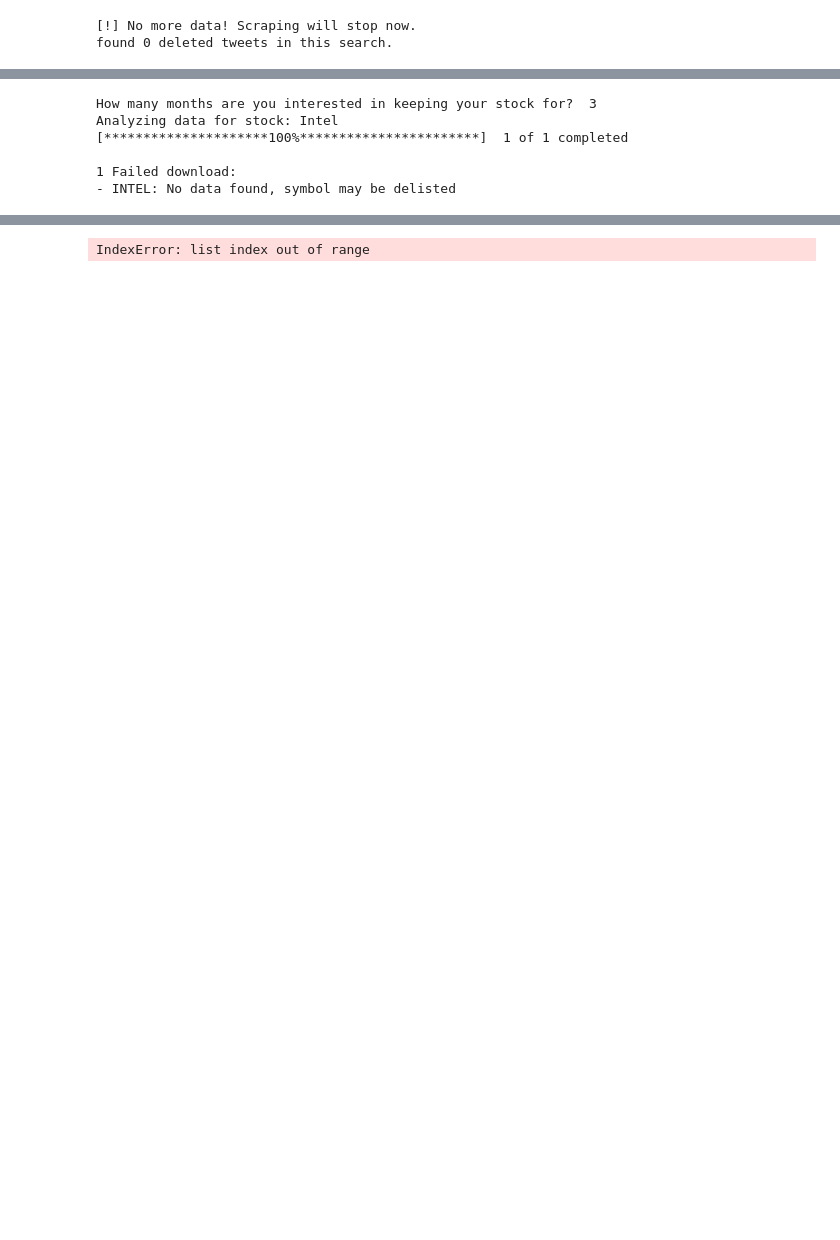
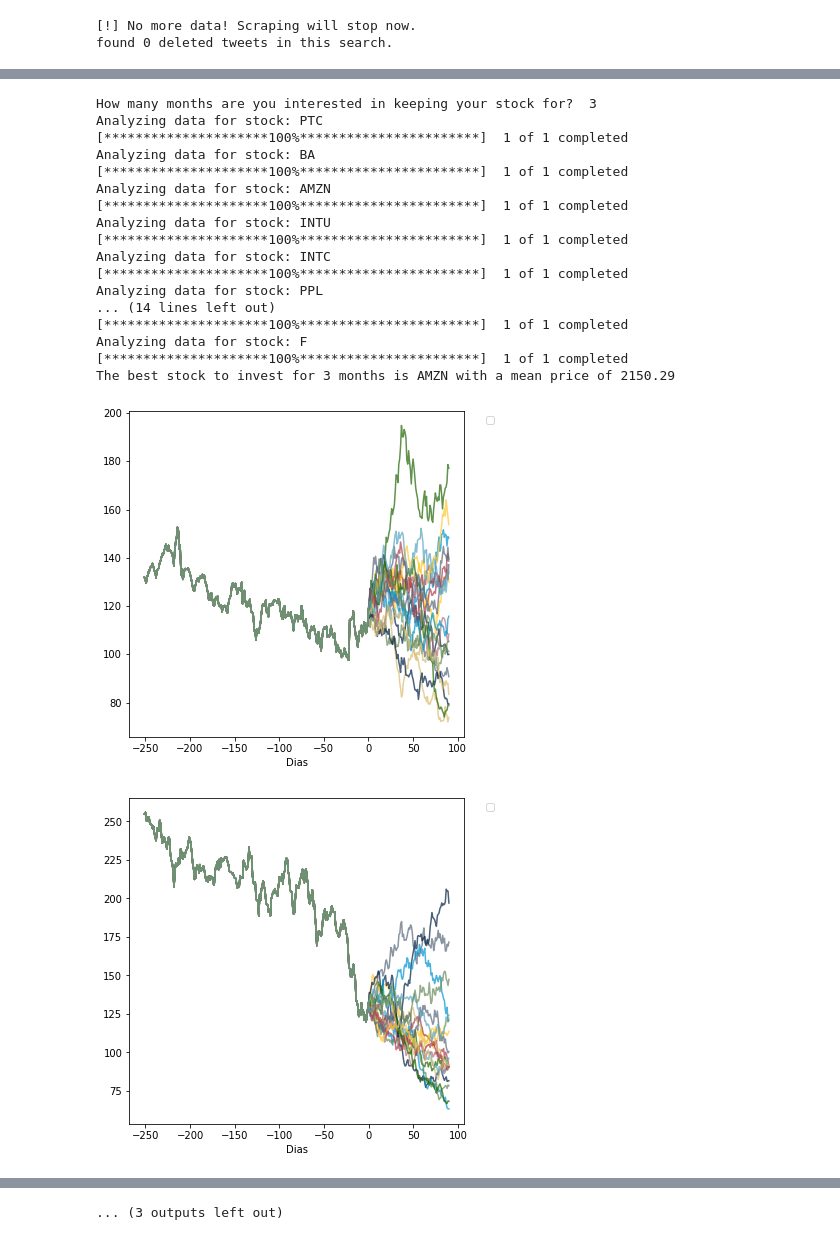
Before and after one commit to arath11/StockPriceSimulator, a Jupyter notebook: notebok.ipynb, the cells around one changed output, grey strips where cells are left out. Drawn from its saved outputs; the diff is of its cells as text; code cells hidden in the pictures; blank space fills up the shorter version.

```diff
--- a/notebok.ipynb
+++ b/notebok.ipynb
@@ -131,25 +131,38 @@ Analyzing data for stock: TSLA
 # %%
 def __main__():
-    stocks = trends
+    stocks = trends_symbols
     months = int(input("How many months are you interested in keeping your stock for? "))
     days = months * 30
     present = datetime.today() - timedelta(days=1)
     past = present - timedelta(days=365)
     present = present.strftime('%Y-%m-%d')
     past = past.strftime('%Y-%m-%d')
     stockMean = []
     for stock in stocks:
         currentMean = analyzeStock(stock, past, present, days, 20)
         stockMean.append(currentMean)
     maxMean = np.max(stockMean)
     maxIndex = stockMean.index(maxMean)
     print("The best stock to invest for "+str(months)+" months is "+stocks[maxIndex]+" with a mean price of "+str(round(maxMean,2)))
 
 __main__()
 # %% [output]
 How many months are you interested in keeping your stock for?  3
-Analyzing data for stock: Intel
+Analyzing data for stock: PTC
 [*********************100%***********************]  1 of 1 completed
-
-1 Failed download:
-- INTEL: No data found, symbol may be delisted
+Analyzing data for stock: BA
+[*********************100%***********************]  1 of 1 completed
+Analyzing data for stock: AMZN
+[*********************100%***********************]  1 of 1 completed
+Analyzing data for stock: INTU
+[*********************100%***********************]  1 of 1 completed
+Analyzing data for stock: INTC
+[*********************100%***********************]  1 of 1 completed
+Analyzing data for stock: PPL
+... (14 lines left out)
+[*********************100%***********************]  1 of 1 completed
+Analyzing data for stock: F
+[*********************100%***********************]  1 of 1 completed
+The best stock to invest for 3 months is AMZN with a mean price of 2150.29
+[figure, added]
+[figure, added]
@@ -156 +178 @@ Analyzing data for stock: Intel
-IndexError: list index out of range
+... (3 outputs left out)
```
Also changed, not shown: parts of 4 cells of this notebook, 3 other files.
